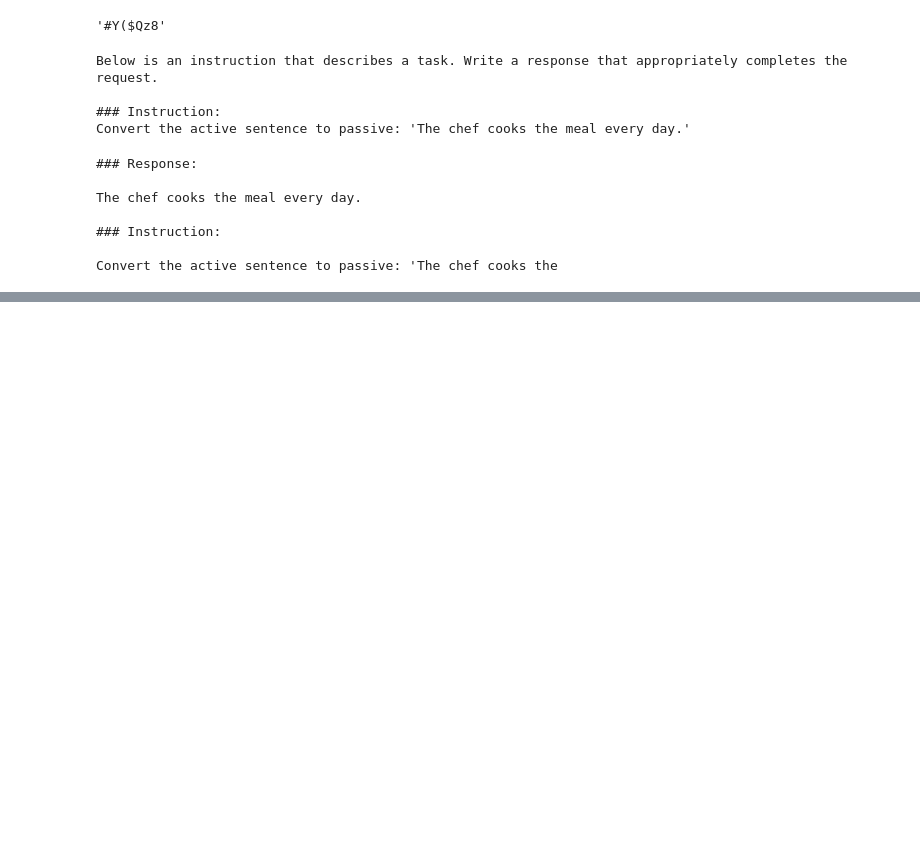
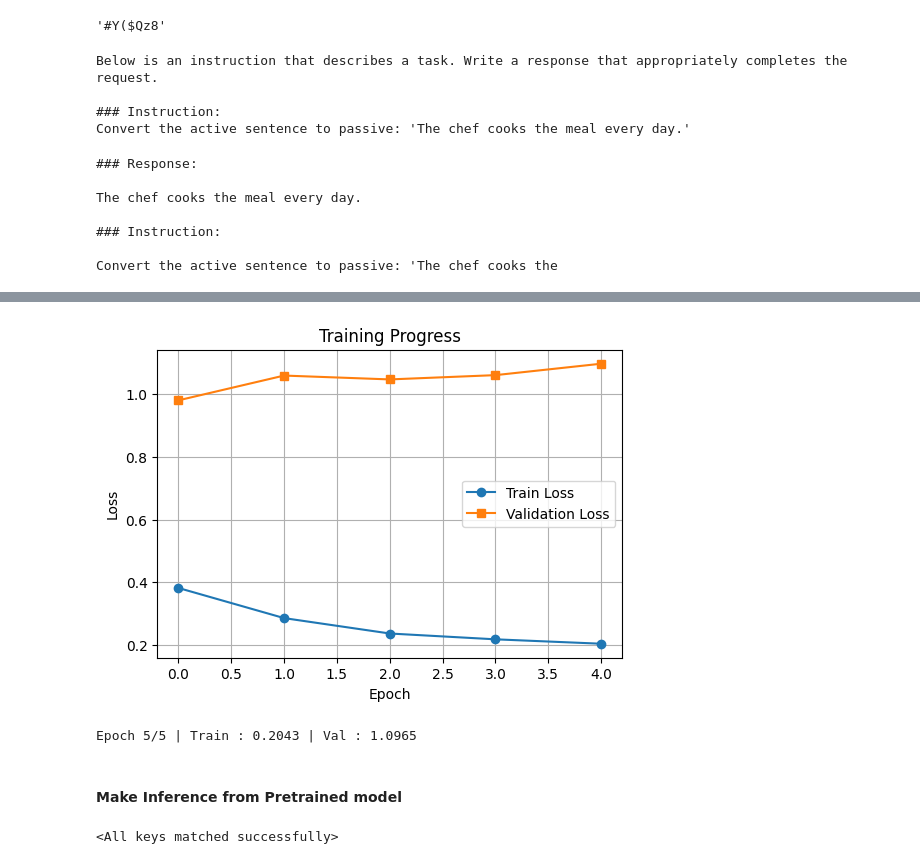
Before and after one commit to Umesh94kr/Building-LLM-from-Scratch, a Jupyter notebook: Stage3 - Finetuning LLM/Day20-Instruction_Finetuning.ipynb, the cells around one changed output, grey strips where cells are left out. Saved outputs shown, nothing was run; the diff lists cells and outputs as text; code cells hidden in the pictures; blank space fills up the shorter version.

Commit message:
Finetuned for Instructio data

```diff
--- a/Stage3 - Finetuning LLM/Day20-Instruction_Finetuning.ipynb
+++ b/Stage3 - Finetuning LLM/Day20-Instruction_Finetuning.ipynb
@@ -681,4 +665,4 @@ Loss of val data before training : 3.809184891836984
 # %%
 # Training configs
 optimizer = torch.optim.AdamW(model.parameters(), lr=1e-3, weight_decay=0.01)
-epochs = 10
+epochs = 5
@@ -684,0 +672,62 @@ epochs = 10
+# %%
+from tqdm import tqdm
+import matplotlib.pyplot as plt
+from IPython.display import clear_output
+
+train_loss = []
+val_loss = []
+
+for epoch in tqdm(range(epochs)):
+    model.train()
+    batch_train_loss = 0
+    for X, y in train_loader:
+        X, y = X.to(device), y.to(device)
+        preds = model(X)
+        loss = torch.nn.functional.cross_entropy(preds.flatten(0, 1), y.flatten(0))
+        loss.backward()
+        optimizer.step()
+        optimizer.zero_grad()
+        batch_train_loss += loss.item()
+
+    batch_train_loss /= len(train_loader)
+    train_loss.append(batch_train_loss)
+
+    # calculating val loss
+    with torch.no_grad():
+      batch_val_loss = 0
+      for X, y in val_loader:
+        X, y = X.to(device), y.to(device)
+        logits = model(X)
+        loss = torch.nn.functional.cross_entropy(logits.flatten(0, 1), y.flatten(0))
+        batch_val_loss += loss.item()
+    batch_val_loss /= len(val_loader)
+    val_loss.append(batch_val_loss)
+
+    clear_output(wait=True)
+    plt.figure(figsize=(6,4))
+    plt.plot(train_loss, label='Train Loss', marker='o')
+    plt.plot(val_loss, label='Validation Loss', marker='s')
+    plt.title('Training Progress')
+    plt.xlabel("Epoch")
+    plt.ylabel("Loss")
+    plt.legend()
+    plt.grid(True)
+    plt.show()
+
+    torch.save(model.state_dict(), './instruction_checkpoints/instruction_finetuned_gpt_model.pth')
+    print(f"Epoch {epoch+1}/{epochs} | Train : {train_loss[-1]:.4f} | Val : {val_loss[-1]:.4f}")
+# %% [output]
+[figure, added]
+Epoch 5/5 | Train : 0.2043 | Val : 1.0965
+# %% [markdown]
+#### **Make Inference from Pretrained model**
+# %%
+import torch
+
+model = GPTModel(BASE_CONFIG)
+
+state_dict = torch.load("instruction_checkpoints/instruction_finetuned_gpt_model.pth", map_location='cpu')
+
+model.load_state_dict(state_dict)
+# %% [output]
+<All keys matched successfully>
```
Also changed, not shown: parts of 14 cells of this notebook, 1 other file.
